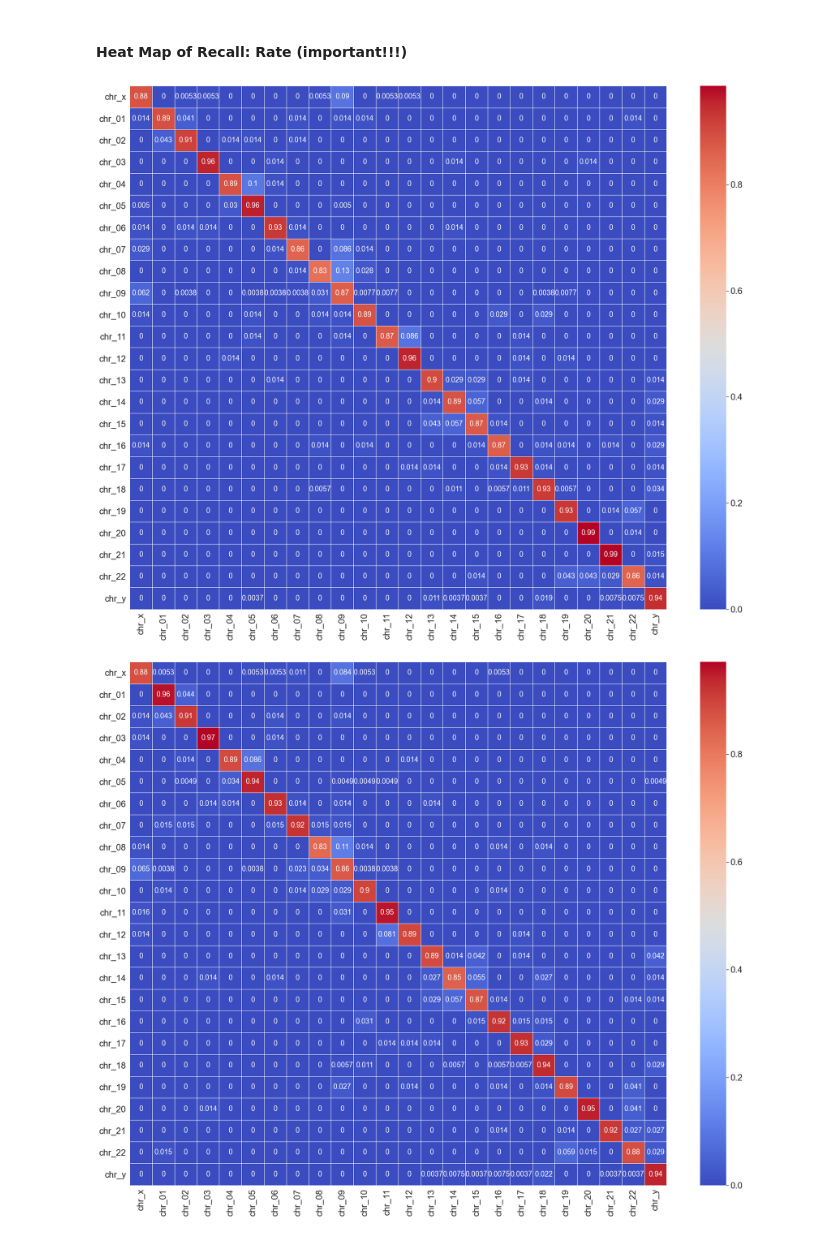
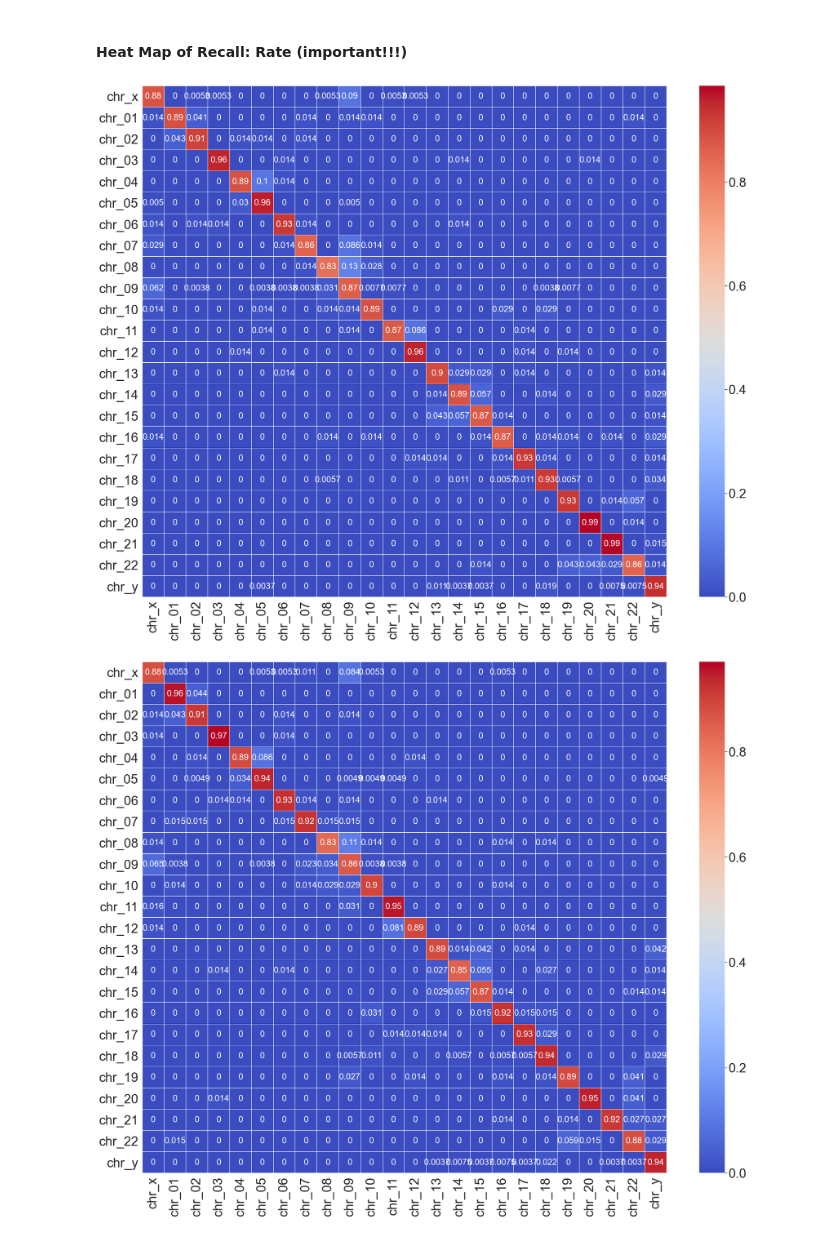
Before and after one commit to YangChuan80/MachineLearning, a Jupyter notebook: KaryotypingPinnacle/CNN/CNN_All_Normal/Integrated_ConfusionMatrix.ipynb, the cells around one changed output. Saved outputs shown, nothing was run; the diff lists cells and outputs as text; code cells hidden in the pictures.

```diff
--- a/KaryotypingPinnacle/CNN/CNN_All_Normal/Integrated_ConfusionMatrix.ipynb
+++ b/KaryotypingPinnacle/CNN/CNN_All_Normal/Integrated_ConfusionMatrix.ipynb
@@ -271,23 +271,23 @@ sb.set(font_scale = 2)
 # %%
 plt.figure(figsize=(30, 24))
 heat_map_r = sb.heatmap(confusion_r, annot=True,  # It's a Seaborn function
                       cmap='coolwarm',
                       xticklabels=confusion.columns, yticklabels=confusion.index,
                       linewidths=1,
-                      annot_kws={"size": 18})
-sb.set(font_scale = 2)
+                      annot_kws={"size": 22})
+sb.set(font_scale = 4)
 # %% [output]
-[figure, old version]
+[figure, new version]
 # %%
 plt.figure(figsize=(30, 24))
 heat_map_p = sb.heatmap(confusion_p, annot=True,  # It's a Seaborn function
                       cmap='coolwarm',
                       xticklabels=confusion.columns, yticklabels=confusion.index,
                       linewidths=1,
-                      annot_kws={"size": 18})
-sb.set(font_scale = 2)
+                      annot_kws={"size": 22})
+sb.set(font_scale = 3)
 # %% [output]
-[figure, old version]
+[figure, new version]
 # %%
 fig = heat_map.get_figure()
 fig.savefig('Heatmap_Combination.png', dpi=400)
```
Also changed, not shown: parts of 1 cell of this notebook, 41 other files.
